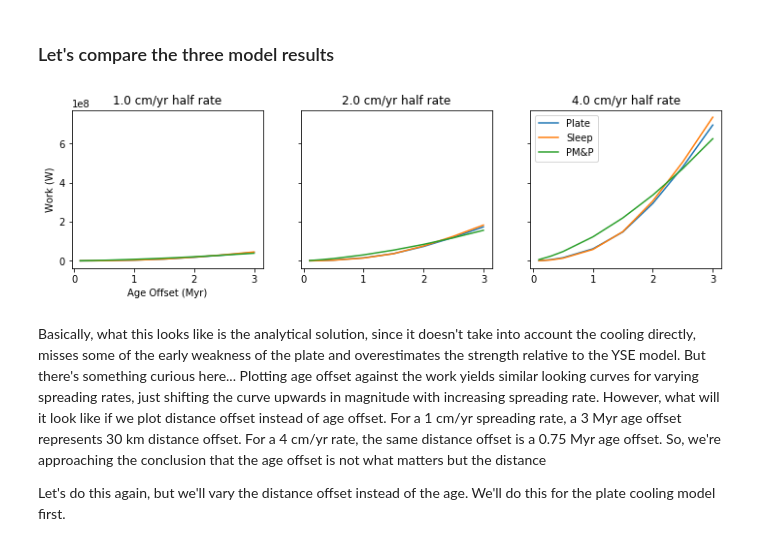
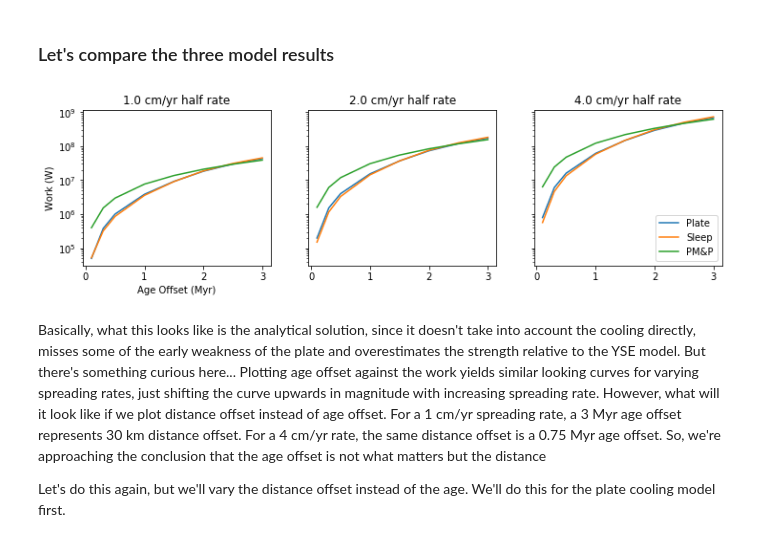
Before and after one commit to hughaharper/yield-strength-envelope, a Jupyter notebook: src/strain_energy/transform-energy.ipynb, the cells around one changed output. Cells and saved outputs as stored; diff of their text form; code cells hidden in the pictures.

```diff
--- a/src/strain_energy/transform-energy.ipynb
+++ b/src/strain_energy/transform-energy.ipynb
@@ -126,19 +146,21 @@ plot_transform_energy(rates,offsets,phi_sleep)
 # %%
 fig_a, axes = plt.subplots(nrows=1,ncols=m,sharey='all',sharex='all',figsize=(12.0, 3.0))
 j = 0
 for rate in rates:
-    axes[j].plot(offsets,phi_plate[j,:],label="Plate")
-    axes[j].plot(offsets,phi_sleep[j,:],label="Sleep")
-    axes[j].plot(offsets,phi_anal[j,:],label="PM&P")
+    axes[j].semilogy(offsets,phi_plate[j,:],label="Plate")
+    axes[j].semilogy(offsets,phi_sleep[j,:],label="Sleep")
+    axes[j].semilogy(offsets,phi_anal[j,:],label="PM&P")
     axes[j].set_title(str(rate*100) + ' cm/yr half rate')
     if j == 0:
         axes[j].set_xlabel('Age Offset (Myr)')
         axes[j].set_ylabel('Work (W)')
     elif j == m-1:
         axes[j].legend()
     j += 1
+
+plt.savefig('compare-3-strain-energy.pdf', bbox_inches='tight')
 # %% [output]
-[figure, old version]
+[figure, new version]
 # %% [markdown]
 Basically, what this looks like is the analytical solution, since it doesn't take into account the cooling directly, misses some of the early weakness of the plate and overestimates the strength relative to the YSE model. But there's something curious here... Plotting age offset against the work yields similar looking curves for varying spreading rates, just shifting the curve upwards in magnitude with increasing spreading rate. However, what will it look like if we plot distance offset instead of age offset. For a 1 cm/yr spreading rate, a 3 Myr age offset represents 30 km distance offset. For a 4 cm/yr rate, the same distance offset is a 0.75 Myr age offset. So, we're approaching the conclusion that the age offset is not what matters but the distance
 
```
Also changed, not shown: parts of 7 cells of this notebook.
